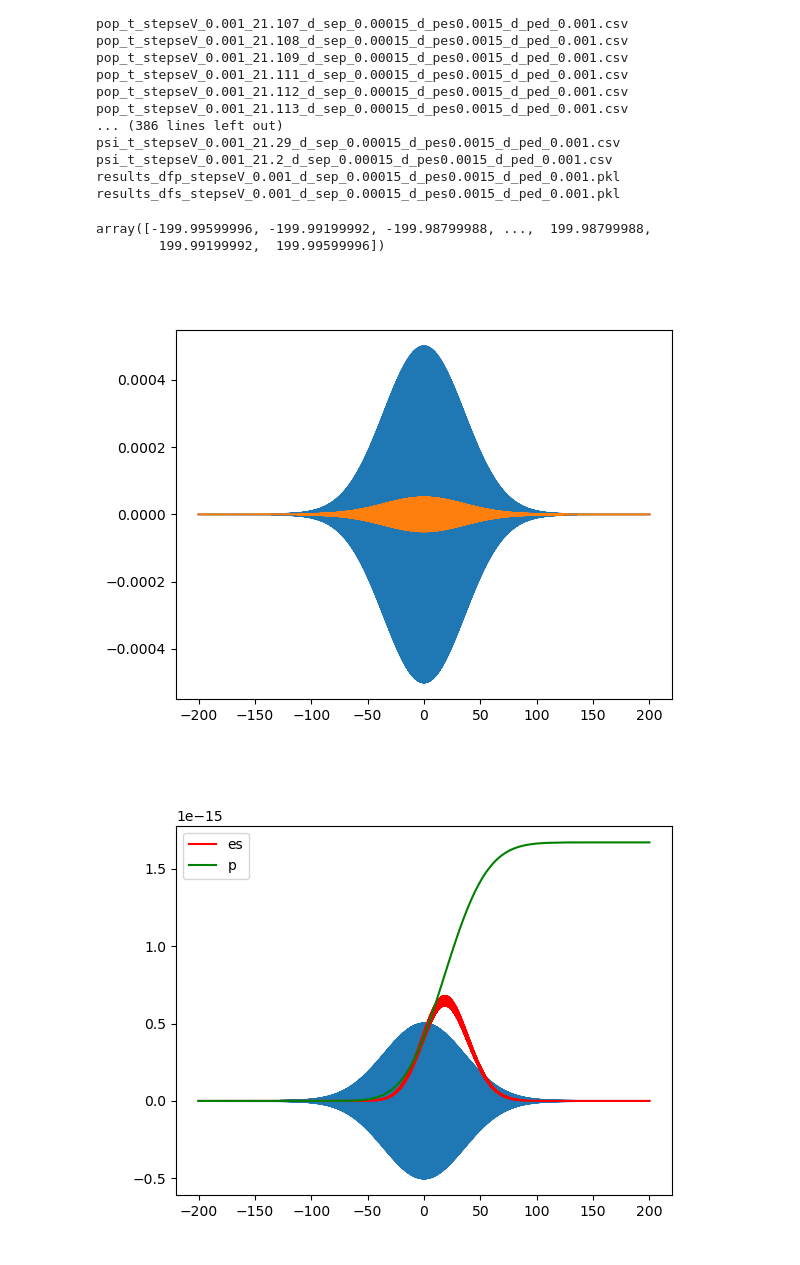
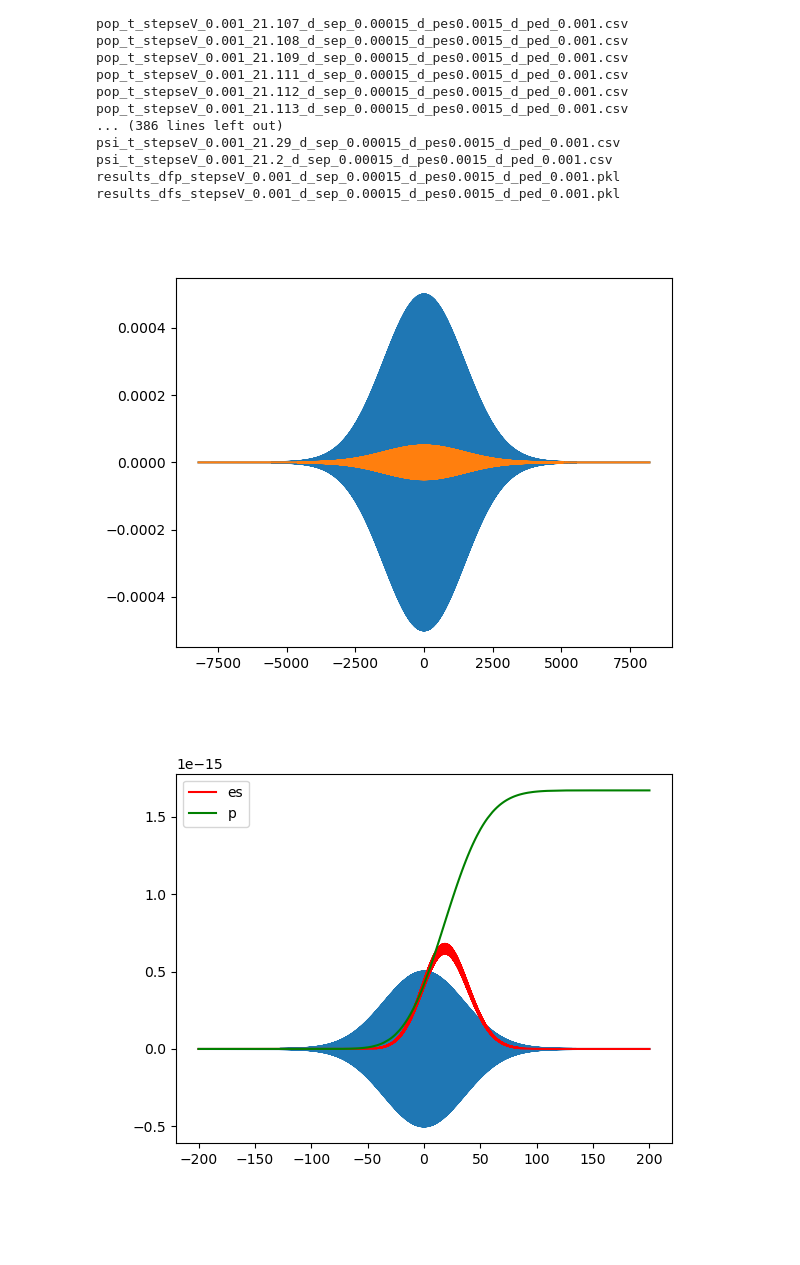
Before and after one commit to HarijyotiMandal/UpdatedEfield14032025, a Jupyter notebook: V2_Readpickel.ipynb, the cells around one changed output. Drawn from its saved outputs; the diff is of its cells as text; code cells hidden in the pictures; blank space fills up the shorter version.

```diff
--- a/V2_Readpickel.ipynb
+++ b/V2_Readpickel.ipynb
@@ -48,11 +48,6 @@ index = np.where(t_values_SI < (t_max/41 + (0.41)/2))[0][-1]
 results_dfp = pd.read_pickle('results_dfp_stepseV_0.001_d_sep_0.00015_d_pes0.0015_d_ped_0.001.pkl')
 #results_dfp = pd.read_pickle('results_dfp_stepseV_0.001_d_sep_0.0002_d_pes0.001_d_ped_0.001.pkl')
 results_dfs = pd.read_pickle('results_dfs_stepseV_0.001_d_sep_0.00015_d_pes0.0015_d_ped_0.001.pkl')
-# %%
-t_values_SI[1:-1]
-# %% [output]
-array([-199.99599996, -199.99199992, -199.98799988, ...,  199.98799988,
-        199.99199992,  199.99599996])
 # %%
 def C_t(t, t_min, t_max, delta_T):
     return np.where(
@@ -75,25 +70,25 @@ def E_2omega(t, E02, omega, t0, tau, phi, t_min, t_max, delta_T):
 # %%
 # Electric Field parameters
 phi1 = 0.0
 phi2 = 0.0
 tau = 50  # fs
 tau_au = tau * 41
 t0 = 0 # fs  # setting t0 to a non-zero value to avoid zero limit issue
 t0_au = t0 * 41
 E0_au = 0.0005
 E02_au = 0.00005
 omega = 21.2/27.2
 t_min = -(tau-5)*41*3
 t_max = (tau-5)*41*3
 delta_T = dt*10
 E_om = E_omega(t_values, E0_au, omega, t0_au, tau_au, phi1, t_min, t_max, delta_T)
 E_2om = E_2omega(t_values, E02_au, omega, t0_au, tau_au, phi2, t_min, t_max, delta_T)
 plt.figure()
-plt.plot(t_values_SI, E_om)
-plt.plot(t_values_SI, E_2om)
+plt.plot(t_values, E_om)
+plt.plot(t_values, E_2om)
 plt.show()
 # %% [output]
-[figure, old version]
+[figure, new version]
 # %%
 plt.figure()
 #plt.plot(results_dfp['df_pop_21.1']['s'])
```
